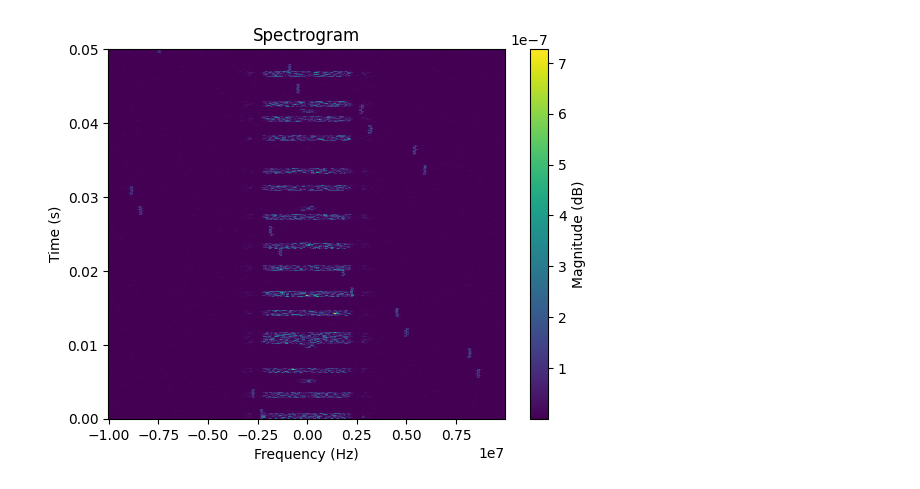
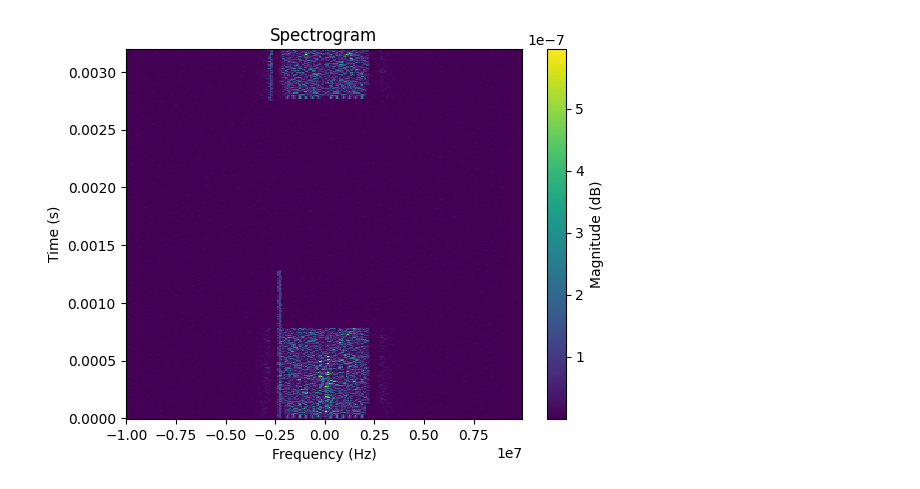
Before and after one commit to sds100/TinyMLSpectrumSensing, a Jupyter notebook: cnn.ipynb, the cells around one changed output. Drawn from its saved outputs; the diff is of its cells as text; code cells hidden in the pictures.

```diff
--- a/cnn.ipynb
+++ b/cnn.ipynb
@@ -46,6 +47,14 @@ class Spectrogram:
     f: [int]
     t: [int]
     values: npt.NDArray[float]
+# %%
+def plot_spectrogram(spectrogram: Spectrogram):
+    plt.pcolormesh(spectrogram.f, spectrogram.t, spectrogram.values.T, shading="nearest")
+    plt.xlabel("Frequency (Hz)")
+    plt.ylabel("Time (s)")
+    plt.title("Spectrogram")
+    plt.colorbar(label="Magnitude (dB)")
+    plt.show()
 # %%
 # Sampling frequency
 fs = 20000000  # Hz
@@ -80,6 +89,40 @@ def create_spectrogram(x: Iterable) -> Spectrogram:
     return Spectrogram(move_front_half_to_end(f), t, move_front_half_to_end(Zxx_abs))
 
 
-spec = create_spectrogram(data_frames["zbw"])
+spectrograms = {key: create_spectrogram(frame) for key, frame in data_frames.items()}
-# %% [output]
-[figure, removed]
+# %%
+def split_spectrogram(spectrogram: Spectrogram, duration: int) -> List[Spectrogram]:
+    """
+    Split up a spectrogram along the time axis into a bunch of smaller spectrograms.
+    :param spectrogram: The spectrogram to split
+    :param duration: The length of each sub-spectrogram
+    :return:
+    """
+    sub_spectrograms: [Spectrogram] = []
+
+    start_index: int = 0
+    end_index: int = duration
+
+    while end_index < len(spectrogram.t):
+        values_slice = [time_values[start_index:end_index] for time_values in spectrogram.values]
+
+        sub_spectrograms.append(
+            Spectrogram(spectrogram.f,
+                        spectrogram.t[start_index:end_index],
+                        np.array(values_slice)))
+
+        start_index += duration
+        end_index += duration
+
+    return sub_spectrograms
+
+
+# How long a spectrogram for one training image should be. This is the number of rows
+# in the spectrogram array.
+training_spec_duration = 500
+
+split_spectrograms = split_spectrogram(spectrograms["zbw"], training_spec_duration)
+
+plot_spectrogram(split_spectrograms[0])
+# %% [output]
+[figure, added]
```
Also changed, not shown: parts of 5 cells of this notebook, 1 other file.
